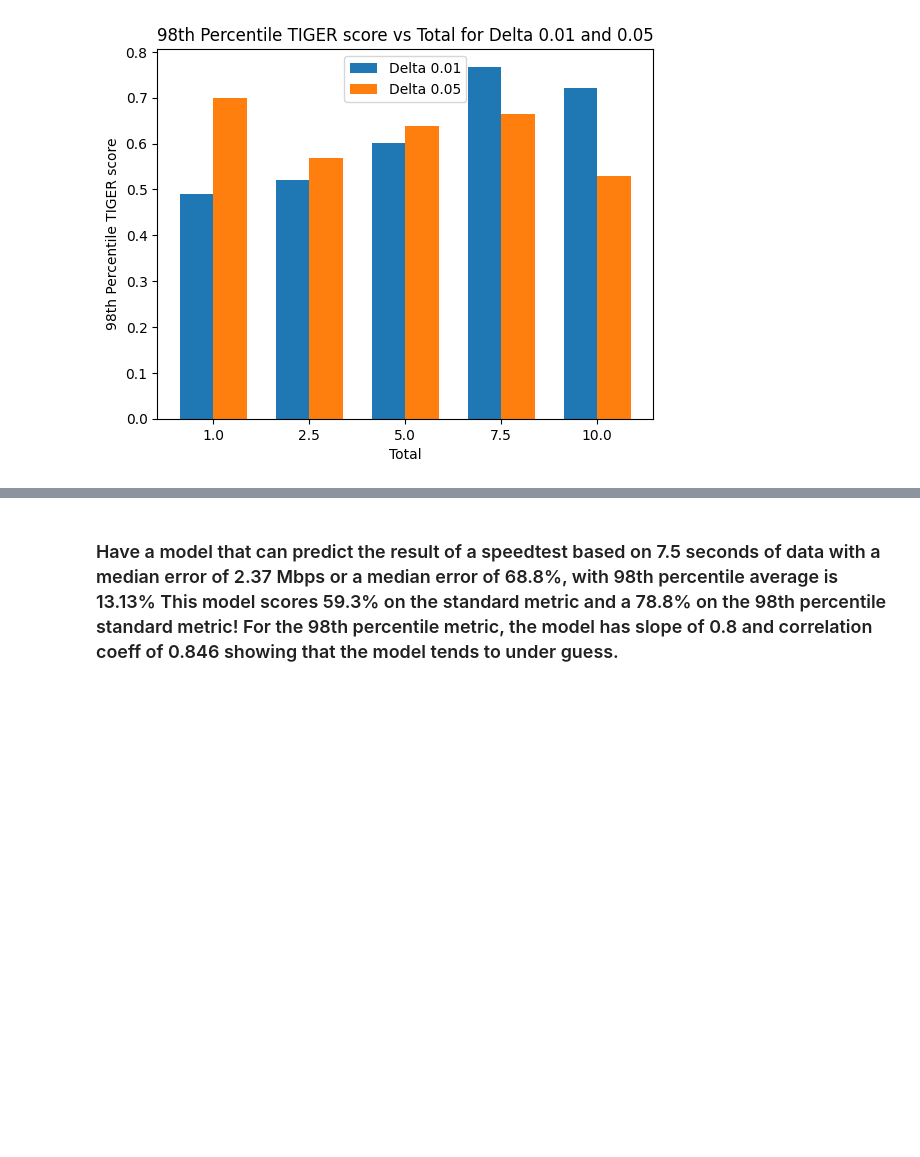
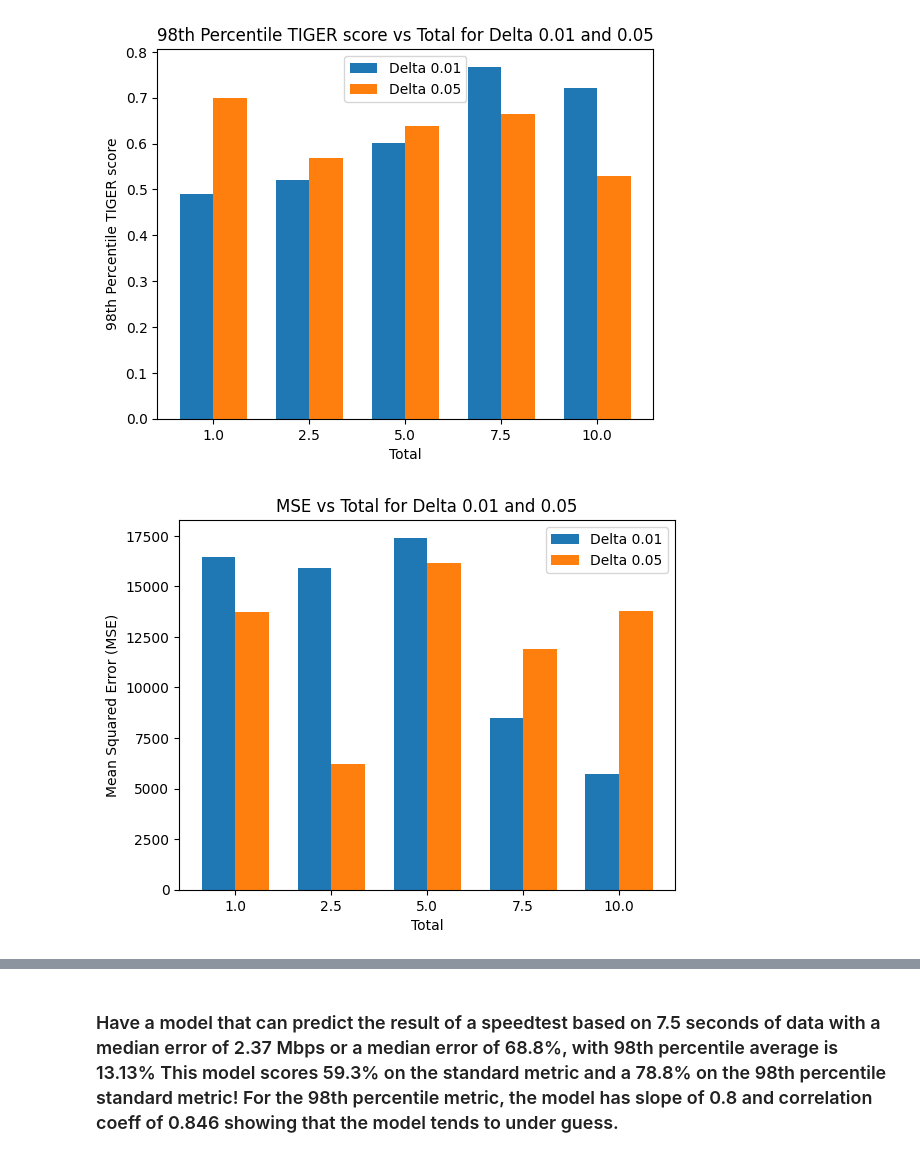
Before and after one commit to lukeyoffe/cs293n, a Jupyter notebook: result_plotting/experiments.ipynb, the cells around one changed output, grey strips where cells are left out. Saved outputs shown, nothing was run; the diff lists cells and outputs as text; code cells hidden in the pictures; blank space fills up the shorter version.

```diff
--- a/result_plotting/experiments.ipynb
+++ b/result_plotting/experiments.ipynb
@@ -429,3 +396,42 @@ plt.legend(loc='best')
 plt.show()
 # %% [output]
 [figure]
+# %%
+# Filter the DataFrame by 'delta' values
+subset_0_01_mse = results_df[results_df['delta'] == 0.01][['total', 'mse']].rename(columns={'mse': 'mse_0_01'})
+subset_0_05_mse = results_df[results_df['delta'] == 0.05][['total', 'mse']].rename(columns={'mse': 'mse_0_05'})
+
+# Merge the subsets on 'total'
+merged_df_mse = pd.merge(subset_0_01_mse, subset_0_05_mse, on='total').sort_values(by='total')
+
+# Extract the sorted values
+totals_mse = merged_df_mse['total'].astype(str)
+mse_0_01 = merged_df_mse['mse_0_01']
+mse_0_05 = merged_df_mse['mse_0_05']
+
+# Create the bar graph for MSE
+plt.figure()
+
+# Define bar width and positions
+bar_width = 0.35
+index = np.arange(len(totals_mse))
+
+# Plot bars for delta 0.01 and 0.05
+plt.bar(index, mse_0_01, bar_width, label='Delta 0.01')
+plt.bar(index + bar_width, mse_0_05, bar_width, label='Delta 0.05')
+
+# Set the x-axis and y-axis labels and title
+plt.xlabel('Total')
+plt.ylabel('Mean Squared Error (MSE)')
+plt.title('MSE vs Total for Delta 0.01 and 0.05')
+
+# Set the x-ticks and labels
+plt.xticks(index + bar_width / 2, totals_mse)
+
+# Add a legend
+plt.legend(loc='best')
+
+# Show the plot
+plt.show()
+# %% [output]
+[figure, added]
```
Also changed, not shown: parts of 16 cells of this notebook, 10 other files.
